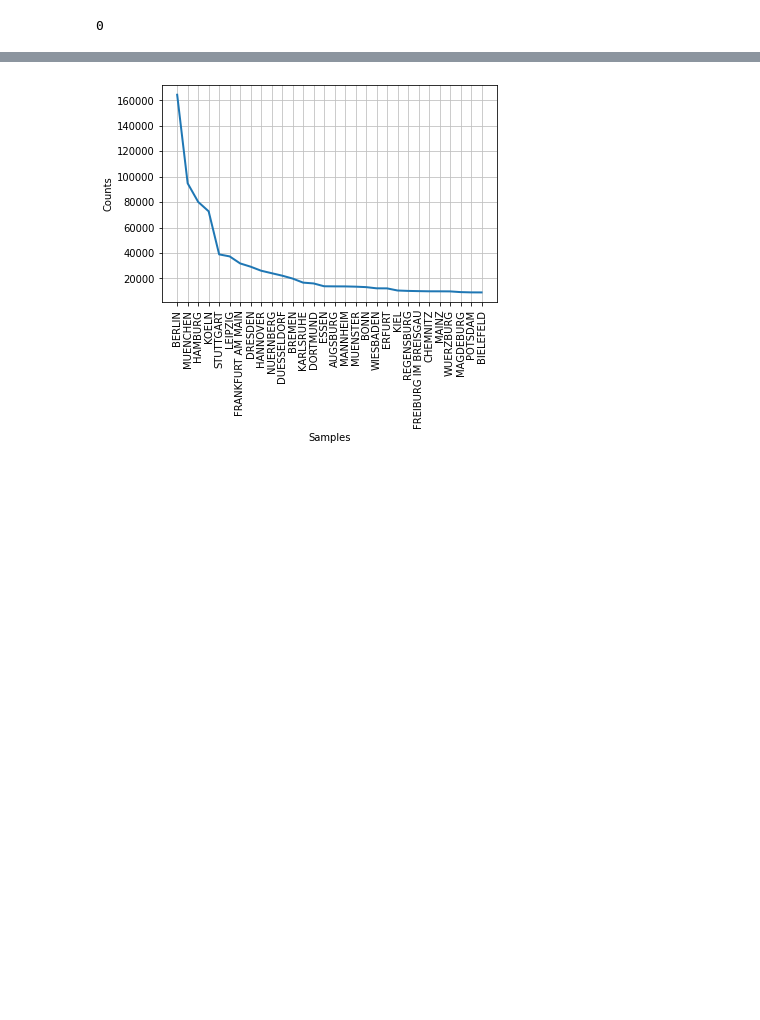
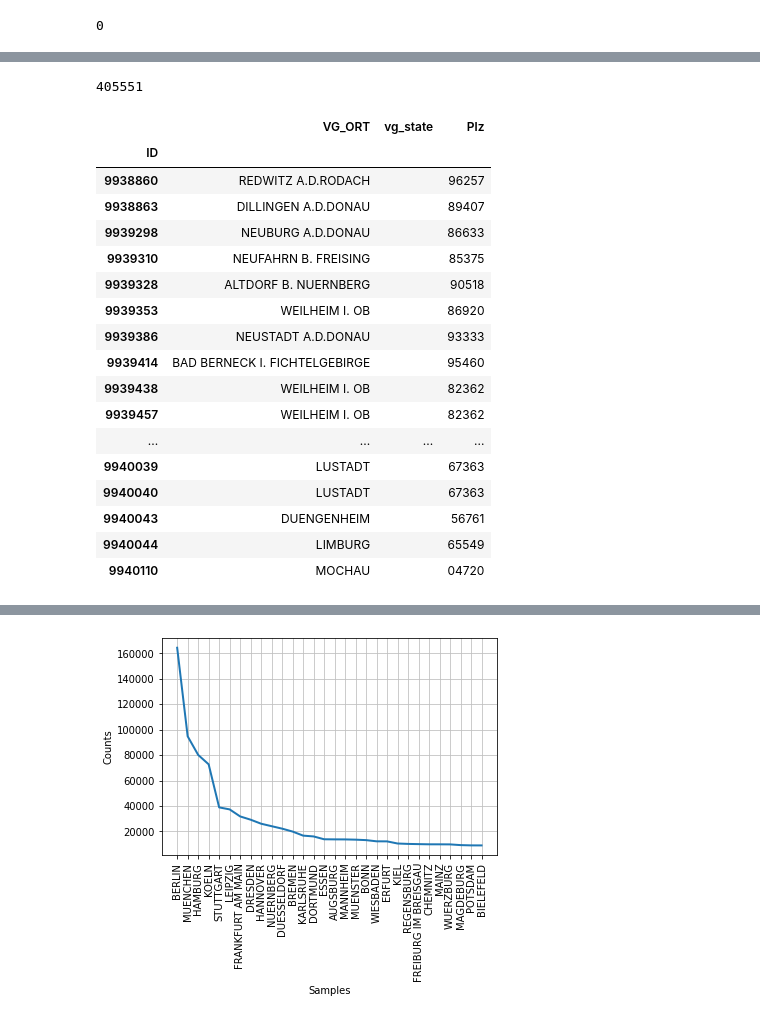
Before and after one commit to Saraavana/reclamation-processing, a Jupyter notebook: 00-Data-Exploration.ipynb, the cells around one changed output, grey strips where cells are left out. Cells and saved outputs as stored; diff of their text form; code cells hidden in the pictures; blank space fills up the shorter version.

```diff
--- a/00-Data-Exploration.ipynb
+++ b/00-Data-Exploration.ipynb
@@ -133,0 +206,6 @@ len(allclaims_df[allclaims_df['VG_ORT'].str.contains(',') == True])
+# %%
+for each in allclaims_df.itertuples() :
+    city = each.VG_ORT
+    allclaims_df.loc['A.D.' in allclaims_df['VG_ORT'], 'VG_ORT'] = city.replace('A.D.','AN DER ')
+    # allclaims_df.loc['B.' in allclaims_df['VG_ORT'], 'VG_ORT'] = city.replace('B.','BEI')
+    # allclaims_df.loc['I.' in allclaims_df['VG_ORT'], 'VG_ORT'] = city.replace('I.','IN')
@@ -133,0 +216,14 @@ len(allclaims_df[allclaims_df['VG_ORT'].str.contains(',') == True])
+# %%
+# vg_ort_df = (row.VG_ORT for row in allclaims_df.itertuples())
+# print(vg_ort_df)
+
+df_vg_ort = pd.DataFrame(allclaims_df['VG_ORT'])
+df_vg_ort['vg_state'] = ''
+df_vg_ort['Plz'] = allclaims_df['VERANST_PLZ']
+
+for each in cities_states_de_df.itertuples() :
+    city = each.City
+    state = each.State
+    df_vg_ort.loc[df_vg_ort['VG_ORT'] == city, 'vg_state'] = state
+
+display(df_vg_ort.head(10))
@@ -133,0 +243,3 @@ len(allclaims_df[allclaims_df['VG_ORT'].str.contains(',') == True])
+# %%
+wiki_municipality_df = pd.read_csv('C:/Saravana/Projects/Intellizenz/intellizenz-model-training/data/municipality_district_state_germany.csv')
+wiki_municipality_df[['stateLabel','municipalityLabel']]
@@ -134,3 +260,33 @@ len(allclaims_df[allclaims_df['VG_ORT'].str.contains(',') == True])
+# %%
+for each in wiki_municipality_df.itertuples() :
+    municipality = remove_special_char_convert_to_uppercase(each.municipalityLabel)
+    state = remove_special_char_convert_to_uppercase(each.stateLabel)
+    df_vg_ort.loc[df_vg_ort['VG_ORT'] == municipality, 'vg_state'] = state
+# %%
+dafsdf = df_vg_ort[df_vg_ort['vg_state'] == '']
+print(len(dafsdf))
+# print(dafsdf.VG_ORT.unique())
+display(dafsdf.head(50))
+# %% [output]
+405551
+|  | VG_ORT | vg_state | Plz |
+| ID |  |  |  |
+| 9938860 | REDWITZ A.D.RODACH |  | 96257 |
+| 9938863 | DILLINGEN A.D.DONAU |  | 89407 |
+| 9939298 | NEUBURG A.D.DONAU |  | 86633 |
+| 9939310 | NEUFAHRN B. FREISING |  | 85375 |
+| 9939328 | ALTDORF B. NUERNBERG |  | 90518 |
+| 9939353 | WEILHEIM I. OB |  | 86920 |
+| 9939386 | NEUSTADT A.D.DONAU |  | 93333 |
+| 9939414 | BAD BERNECK I. FICHTELGEBIRGE |  | 95460 |
+| 9939438 | WEILHEIM I. OB |  | 82362 |
+| 9939457 | WEILHEIM I. OB |  | 82362 |
+| ... | ... | ... | ... |
+| 9940039 | LUSTADT |  | 67363 |
+| 9940040 | LUSTADT |  | 67363 |
+| 9940043 | DUENGENHEIM |  | 56761 |
+| 9940044 | LIMBURG |  | 65549 |
+| 9940110 | MOCHAU |  | 04720 |
 # %%
 flat_list_vg_ort = [item for item in allclaims_df['VG_ORT']]
 fdist_vg_ort = FreqDist(flat_list_vg_ort)
```
Also changed, not shown: parts of 16 cells of this notebook, 2 other files.
